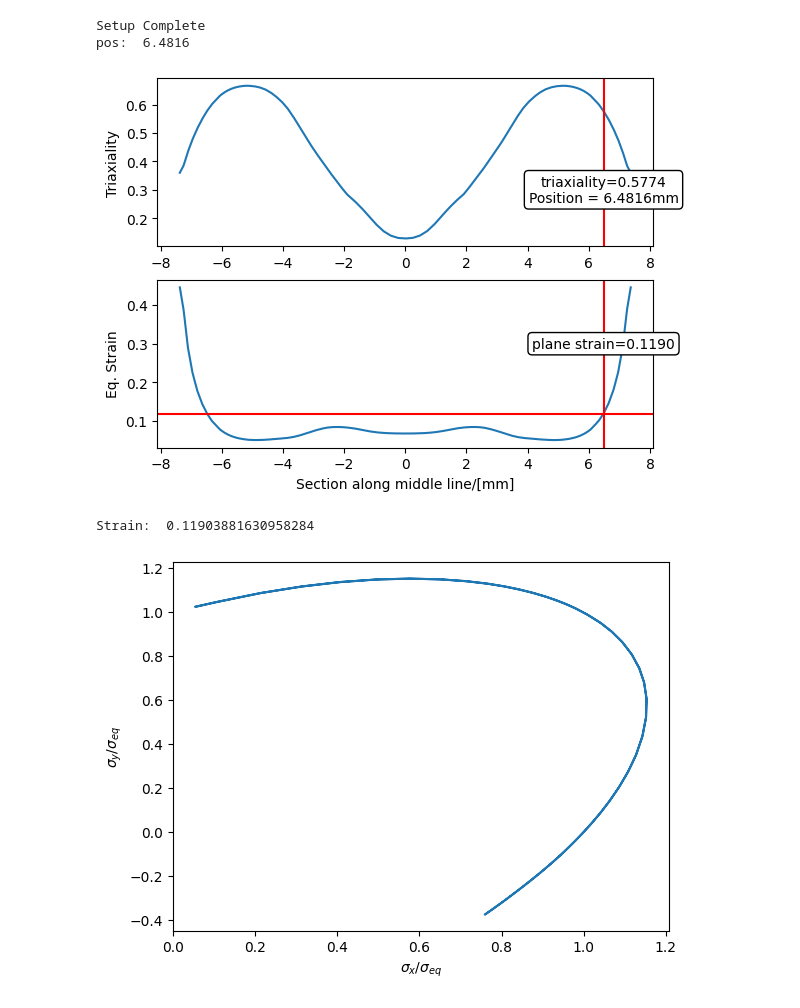
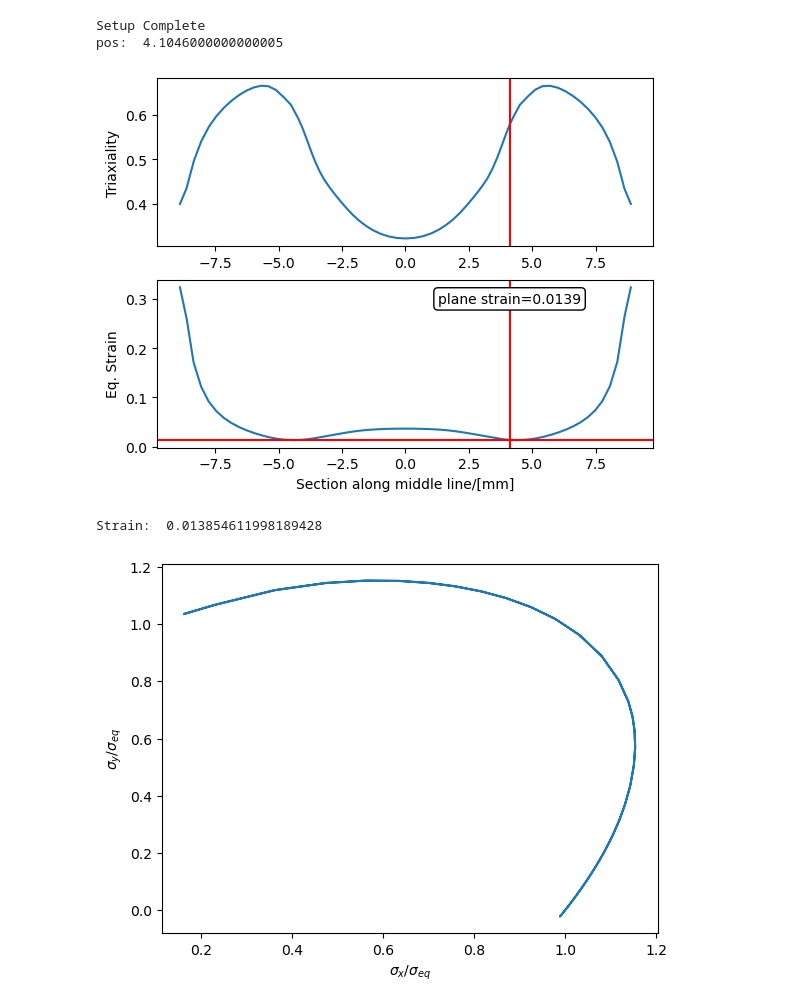
Before and after one commit to Kevoyuan/Material_Model, a Jupyter notebook: fit_tri.ipynb, the cells around one changed output. Drawn from its saved outputs; the diff is of its cells as text; code cells hidden in the pictures.

```diff
--- a/fit_tri.ipynb
+++ b/fit_tri.ipynb
@@ -40,7 +40,7 @@ from sklearn.linear_model import LinearRegression
 strain = 1 / np.sqrt(3)
 # strain = 2 / 3
 
-file = "./YLD_2d_Investigation/r90/r90_2.50/"
+file = "Specimen_Shape_Investigation/no_notch/notch_6.9"
 
 
 if strain == 1 / 3:
@@ -174,36 +174,36 @@ plt.plot(
     "-",
     # xnew_strain,
     # ynew_strain,
     # "-",
 )
 
 plt.axvline(x=x_plane_strain, color="r", linestyle="-")
 
 
 plt.axhline(y=plane_strain, color="r", linestyle="-")
 
 plt.ylabel("Eq. Strain")
 plt.xlabel("Section along middle line/[mm]")
 
 plt.annotate(
     f"{strain_type}={plane_strain:.4f}",
     xy=(i, 0.3),
     va="center",
     ha="center",
     bbox=dict(boxstyle="round", fc="w"),
 )
 
 plt.savefig(f"{file}/{strain_type}")
 plt.show()
 print("Strain: ", plane_strain)
 
 
 #
 # %% [output]
 Setup Complete
-pos:  6.4816
+pos:  4.1046000000000005
-[figure, old version]
+[figure, new version]
-Strain:  0.11903881630958284
+Strain:  0.013854611998189428
 # %%
 sig_x_path = f"{file}/sigma_x.csv"
 sig_y_path = f"{file}/sigma_y.csv"
@@ -240,4 +240,4 @@ plt.xlabel(r'$\sigma_x/\sigma_{eq}$')
 plt.ylabel(r'$\sigma_y/\sigma_{eq}$')
 plt.savefig(file+f"/sigma.svg")
 # %% [output]
-[figure, old version]
+[figure, new version]
```
Also changed, not shown: 18 other files.
